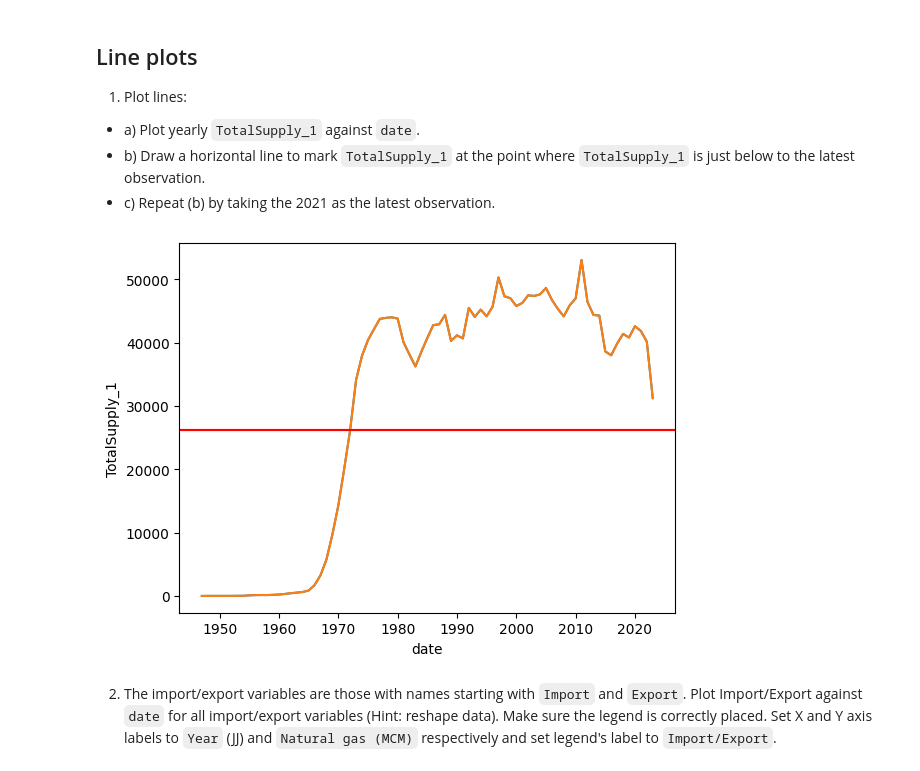
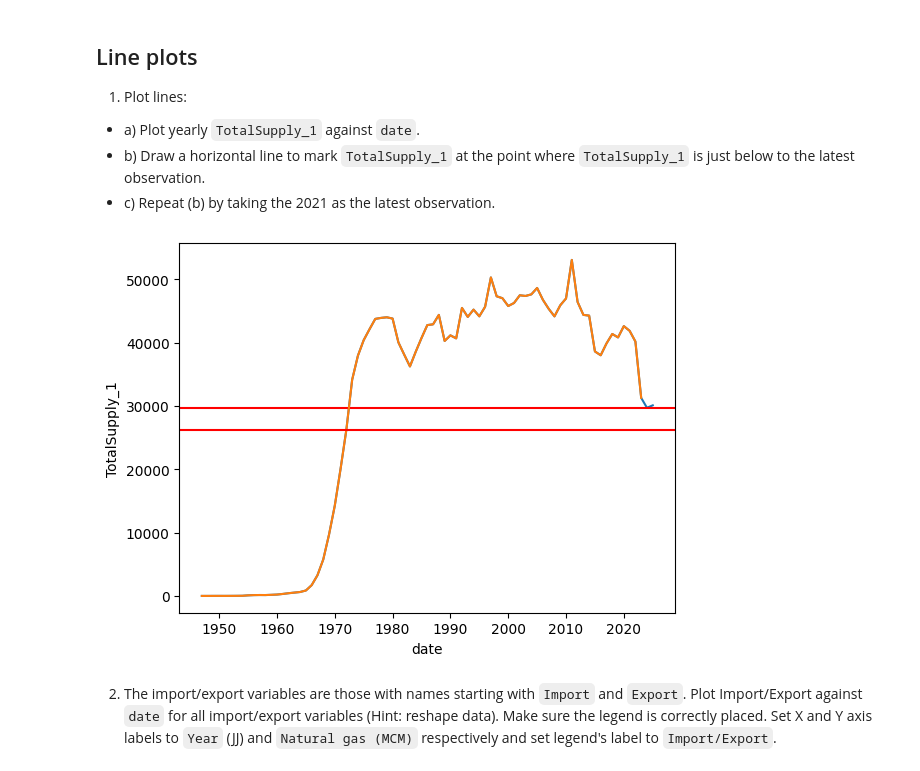
Before and after one commit to zakriazafar1/EfDS, a Jupyter notebook: 08_dv/dv_solutions.ipynb, the cells around one changed output. Drawn from its saved outputs; the diff is of its cells as text; code cells hidden in the pictures.

```diff
--- a/08_dv/dv_solutions.ipynb
+++ b/08_dv/dv_solutions.ipynb
@@ -102,7 +102,7 @@ def to_ts(s):
 # _main_
 #
 
-cbs = pd.read_csv("../07_pd/data/00372eng_UntypedDataSet_17032023_161051.csv",sep=";")
+cbs = pd.read_csv("/Users/zakriazafar/Documents/S&D - jaar 1/semester 2/block 2/essentials for data science/EfDS_cloned/08_dv/data/00372eng_UntypedDataSet_16032025_171431.csv",sep=";")
 df = cbs[['Periods']].copy()
 df = df.Periods.str.split(r'(JJ|MM|KW)', regex=True, expand=True)      # Split 'Period' into {year,term,index}.
 df = pd.DataFrame({'year': df[0].astype(int),                          # Create DataFrame {year,term,idx} with
@@ -130,21 +130,22 @@ for col in cols:
 # %%
 # a)
 df = ngc.loc[ngc.term=='JJ']
 ax = sns.lineplot(data=df, x='date',y='TotalSupply_1')
 # b)
 latest_supply = df.loc[df.date == df.date.max()]['TotalSupply_1'].item()  # TotalSupply_1 on latest date
 previous_date = df.loc[df.TotalSupply_1 < latest_supply].date.max()       # last date where  TotalSupply_1 <  latest_supply
-supply_prev_date = df[df.date==previous_date].TotalSupply_1.item()        # TotalSupply_1 on previous_date
+supply_prev_date = df[df.date==previous_date].TotalSupply_1.item()
+supply_prev_date# TotalSupply_1 on previous_date
 ax.axhline(supply_prev_date, color='red');
 # c)
 df = df[df.date.dt.year <= 2022]                                          #  filter out dates later than 2021
 latest_supply = df.loc[df.date == df.date.max()]['TotalSupply_1'].item()  # TotalSupply_1 on latest date
 previous_date = df.loc[df.TotalSupply_1 < latest_supply].date.max()      # last date where  TotalSupply_1 <  latest_supply
 supply_prev_date = df[df.date==previous_date].TotalSupply_1.item()        # TotalSupply_1 on previous_date
 ax = sns.lineplot(data=df, x='date',y='TotalSupply_1')
 ax.axhline(supply_prev_date, color='red');
 # %% [output]
-[figure, old version]
+[figure, new version]
 # %% [markdown]
 2. The import/export variables are those with names starting with `Import` and `Export`. Plot Import/Export  against `date` for all import/export variables (Hint: reshape data). Make sure the legend is correctly placed. Set X and Y axis labels to `Year` (JJ) and `Natural gas (MCM)` respectively and set legend's label to `Import/Export`.
 # %%
```
Also changed, not shown: parts of 6 cells of this notebook, 5 other files.
